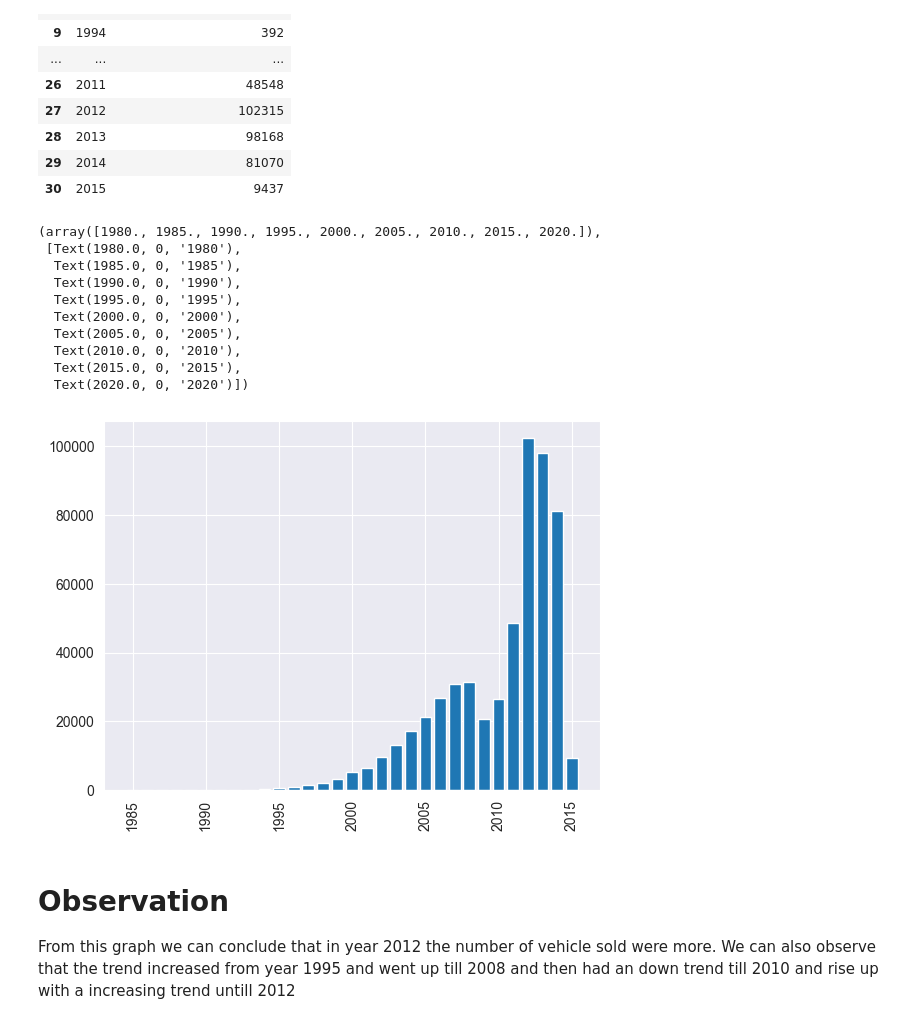
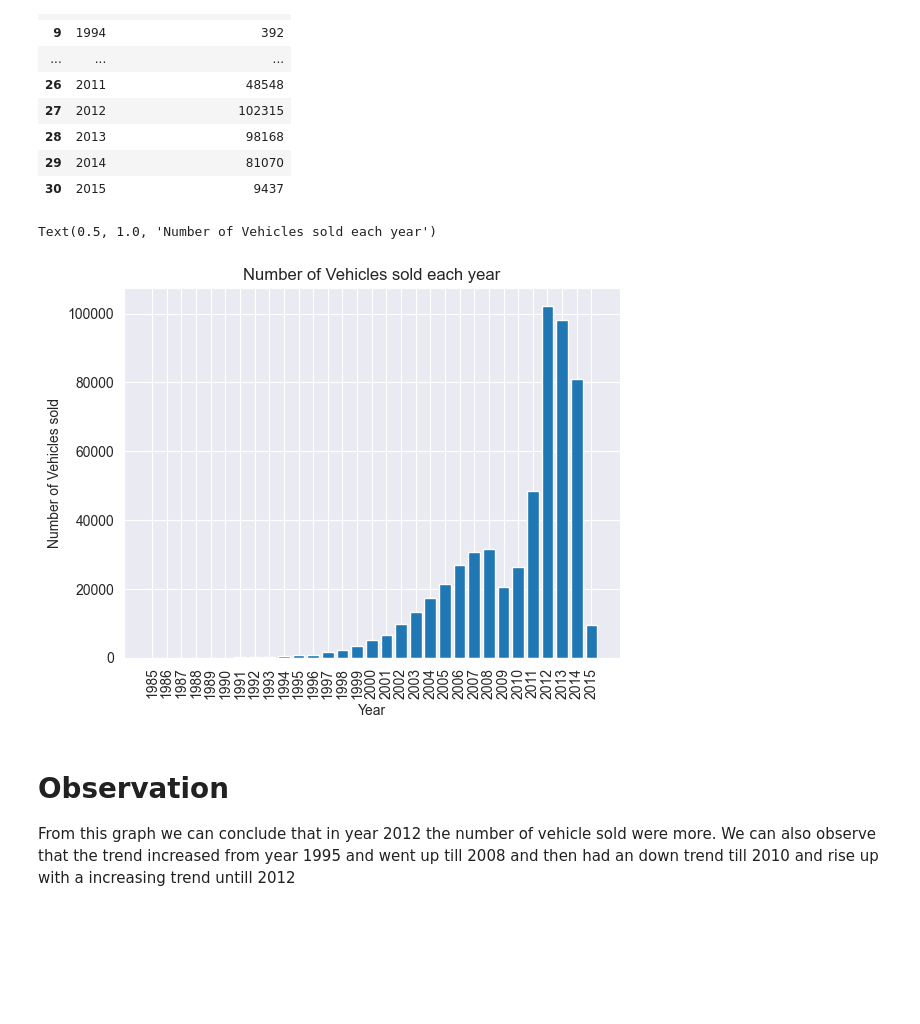
Before and after one commit to pratikraut3103/Data-engineering, a Jupyter notebook: project/report.ipynb, the cells around one changed output. Saved outputs shown, nothing was run; the diff lists cells and outputs as text; code cells hidden in the pictures; blank space fills up the shorter version.

```diff
--- a/project/report.ipynb
+++ b/project/report.ipynb
@@ -67,19 +73,13 @@ vehicle_data
 # %%
 plt.figure()
 plt.bar( vehicle_data['Year'],vehicle_data['Number of Vehicles sold'])
-plt.xticks(rotation=90)
+plt.xticks(vehicle_data['Year'],rotation=90)
+plt.xlabel('Year')
+plt.ylabel('Number of Vehicles sold')
+plt.title('Number of Vehicles sold each year')
 # %% [output]
-(array([1980., 1985., 1990., 1995., 2000., 2005., 2010., 2015., 2020.]),
- [Text(1980.0, 0, '1980'),
-  Text(1985.0, 0, '1985'),
-  Text(1990.0, 0, '1990'),
-  Text(1995.0, 0, '1995'),
-  Text(2000.0, 0, '2000'),
-  Text(2005.0, 0, '2005'),
-  Text(2010.0, 0, '2010'),
-  Text(2015.0, 0, '2015'),
-  Text(2020.0, 0, '2020')])
+Text(0.5, 1.0, 'Number of Vehicles sold each year')
-[figure, old version]
+[figure, new version]
 # %% [markdown]
 # Observation
 From this graph we can conclude that in year 2012 the number of vehicle sold were more. We can also observe that the trend increased from year 1995 and went up till 2008 and then had an down trend till 2010 and rise up with a increasing trend untill 2012
```
Also changed, not shown: parts of 8 cells of this notebook, 3 other files.
